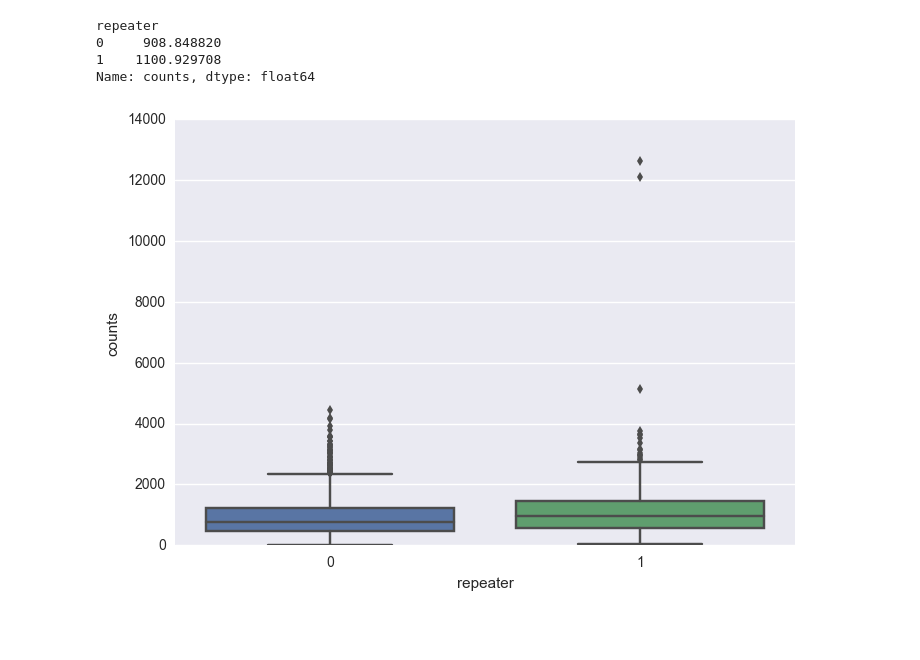
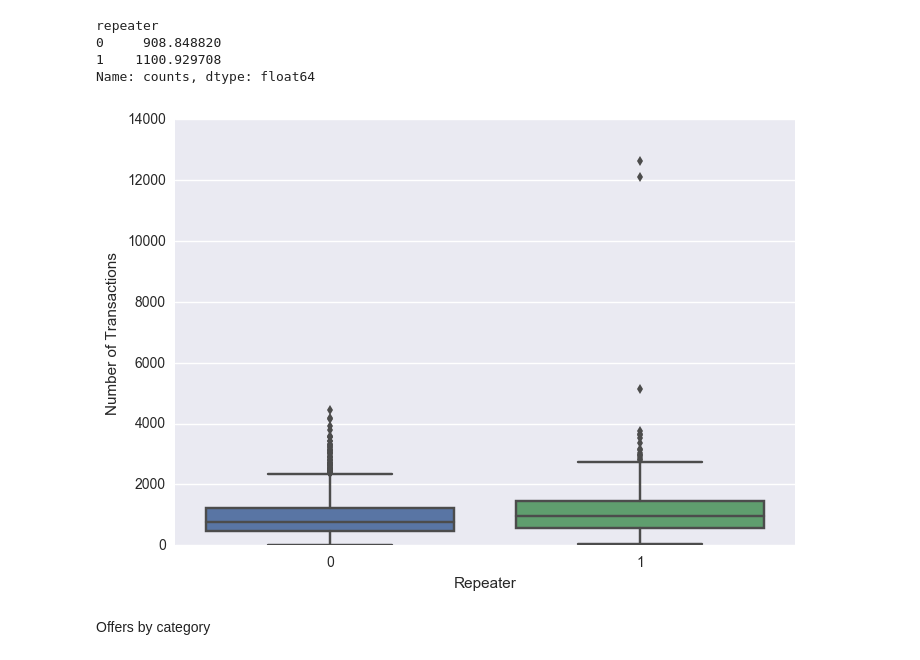
Before and after one commit to shivathudi/spark_rads, a Jupyter notebook: notebooks/EDA.ipynb, the cells around one changed output. Drawn from its saved outputs; the diff is of its cells as text; code cells hidden in the pictures; blank space fills up the shorter version.

```diff
--- a/notebooks/EDA.ipynb
+++ b/notebooks/EDA.ipynb
@@ -242,8 +244,27 @@ sns.plt.show()
 # %%
 train = pd.read_csv('../data/trainHistory.csv')
 offers = pd.read_csv('../data/offers.csv')
+# %%
+# Add department to offers
+dept = []
+for i in range(offers.shape[0]):
+    str_category = str(offers['category'].iloc[i])
+    if len(str_category) == 4:
+        dept.append(str_category[:2])
+    else:
+        dept.append(str_category[:1])
+offers['dept'] = dept
+offers['dept'] = pd.to_numeric(offers['dept'])
 # %%
 train = pd.merge(train, offers, how='left', on=['offer'])
+# %%
+# Rename columns
+train.columns = ['id', 'chain', 'offer', 'market', 'repeattrips', 'repeater', 'offerdate',
+                 'offer_category', 'quantity', 'offer_company', 'offervalue', 'offer_brand',
+                 'offer_dept']
+# %%
+# Convert to date
+train['offerdate'] = pd.to_datetime(train['offerdate'], format='%Y/%m/%d')
 # %%
 # Merge the number of transactions per customer to the train data
 id_counts_df = pd.DataFrame(id_counts)
@@ -253,6 +274,7 @@ train = pd.merge(train, id_counts_df, how='left', on='id')
 # %%
 # Reencode the target variable
 train['repeater'] = np.where(train['repeater'] == 't', '1', '0')
+train['repeater'] = pd.to_numeric(train['repeater'])
 # %%
 train.head()
 # %% [output]
@@ -286,7 +308,10 @@ repeater
 1    1100.929708
 Name: counts, dtype: float64
 # %%
-sns.boxplot(x='repeater', y='counts', data=train)
-sns.plt.show()
+ax = sns.boxplot(x='repeater', y='counts', data=train)
+ax.set(xlabel='Repeater', ylabel='Number of Transactions')
+plt.show()
 # %% [output]
-[figure, old version]
+[figure, new version]
+# %% [markdown]
+Offers by category
```
Also changed, not shown: parts of 32 cells of this notebook.
